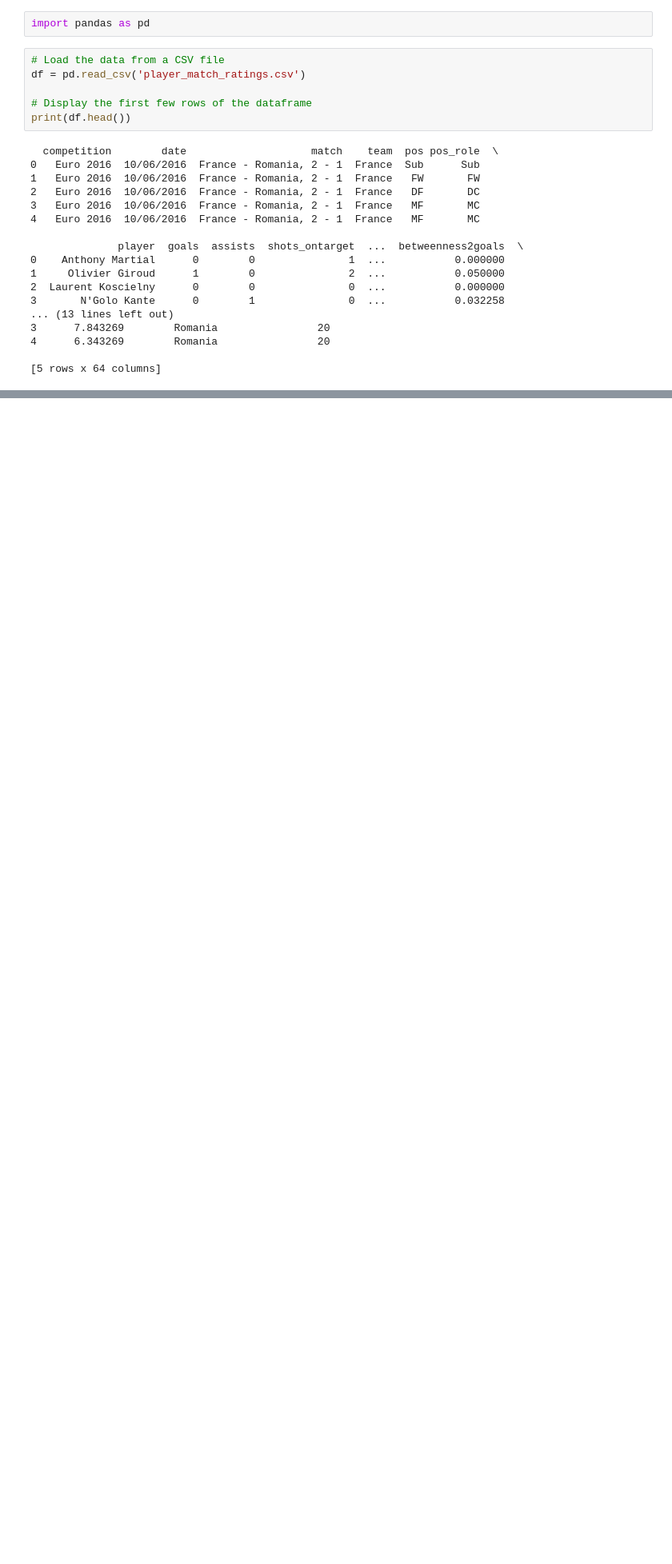
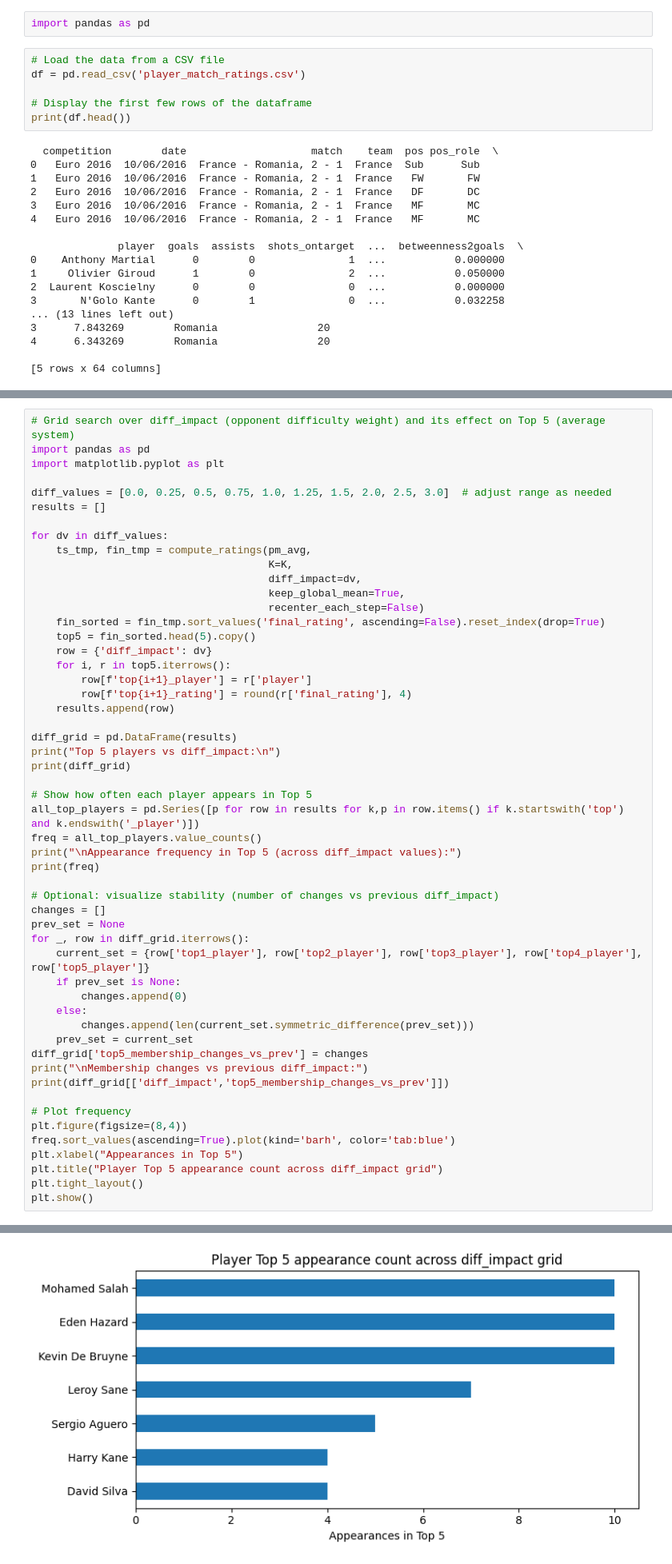
Before and after one commit to AntoineMagninn/GOAL, a Jupyter notebook: Model.ipynb, the cells around one changed output, grey strips where cells are left out. Shown at 80% size. Cells and saved outputs as stored; diff of their text form; blank space fills up the shorter version.

```diff
--- a/Model.ipynb
+++ b/Model.ipynb
@@ -698,3 +208,57 @@ print("Global mean (average system) final rating:",
 # %% [output]
 Saved final_ratings_three_systems.csv and ratings_timeseries_three_systems.csv
 Global mean (average system) final rating: 6.926722
+# %%
+# Grid search over diff_impact (opponent difficulty weight) and its effect on Top 5 (average system)
+import pandas as pd
+import matplotlib.pyplot as plt
+
+diff_values = [0.0, 0.25, 0.5, 0.75, 1.0, 1.25, 1.5, 2.0, 2.5, 3.0]  # adjust range as needed
+results = []
+
+for dv in diff_values:
+    ts_tmp, fin_tmp = compute_ratings(pm_avg,
+                                      K=K,
+                                      diff_impact=dv,
+                                      keep_global_mean=True,
+                                      recenter_each_step=False)
+    fin_sorted = fin_tmp.sort_values('final_rating', ascending=False).reset_index(drop=True)
+    top5 = fin_sorted.head(5).copy()
+    row = {'diff_impact': dv}
+    for i, r in top5.iterrows():
+        row[f'top{i+1}_player'] = r['player']
+        row[f'top{i+1}_rating'] = round(r['final_rating'], 4)
+    results.append(row)
+
+diff_grid = pd.DataFrame(results)
+print("Top 5 players vs diff_impact:\n")
+print(diff_grid)
+
+# Show how often each player appears in Top 5
+all_top_players = pd.Series([p for row in results for k,p in row.items() if k.startswith('top') and k.endswith('_player')])
+freq = all_top_players.value_counts()
+print("\nAppearance frequency in Top 5 (across diff_impact values):")
+print(freq)
+
+# Optional: visualize stability (number of changes vs previous diff_impact)
+changes = []
+prev_set = None
+for _, row in diff_grid.iterrows():
+    current_set = {row['top1_player'], row['top2_player'], row['top3_player'], row['top4_player'], row['top5_player']}
+    if prev_set is None:
+        changes.append(0)
+    else:
+        changes.append(len(current_set.symmetric_difference(prev_set)))
+    prev_set = current_set
+diff_grid['top5_membership_changes_vs_prev'] = changes
+print("\nMembership changes vs previous diff_impact:")
+print(diff_grid[['diff_impact','top5_membership_changes_vs_prev']])
+
+# Plot frequency
+plt.figure(figsize=(8,4))
+freq.sort_values(ascending=True).plot(kind='barh', color='tab:blue')
+plt.xlabel("Appearances in Top 5")
+plt.title("Player Top 5 appearance count across diff_impact grid")
+plt.tight_layout()
+plt.show()
+# %% [output]
@@ -700,0 +282 @@ Global mean (average system) final rating: 6.926722
+[figure, added]
```
Also changed, not shown: parts of 14 cells of this notebook, 2 other files.
